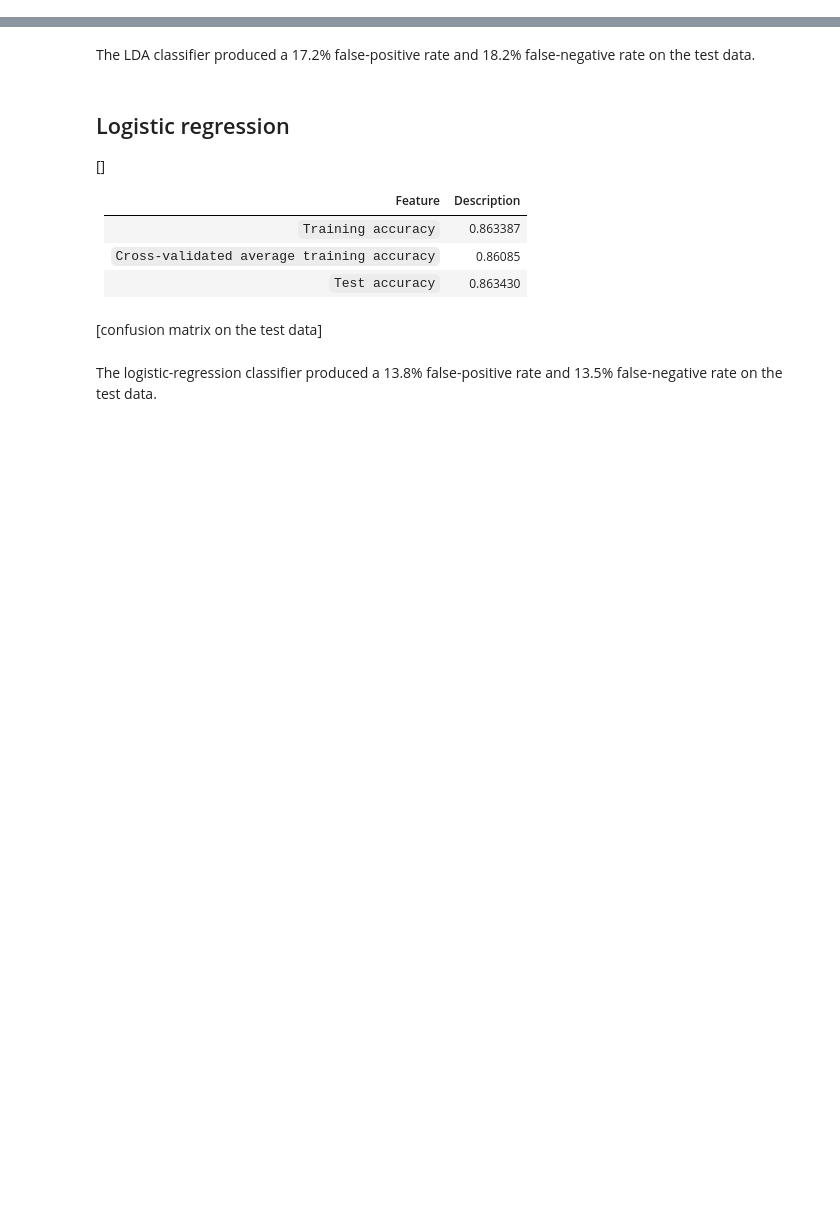
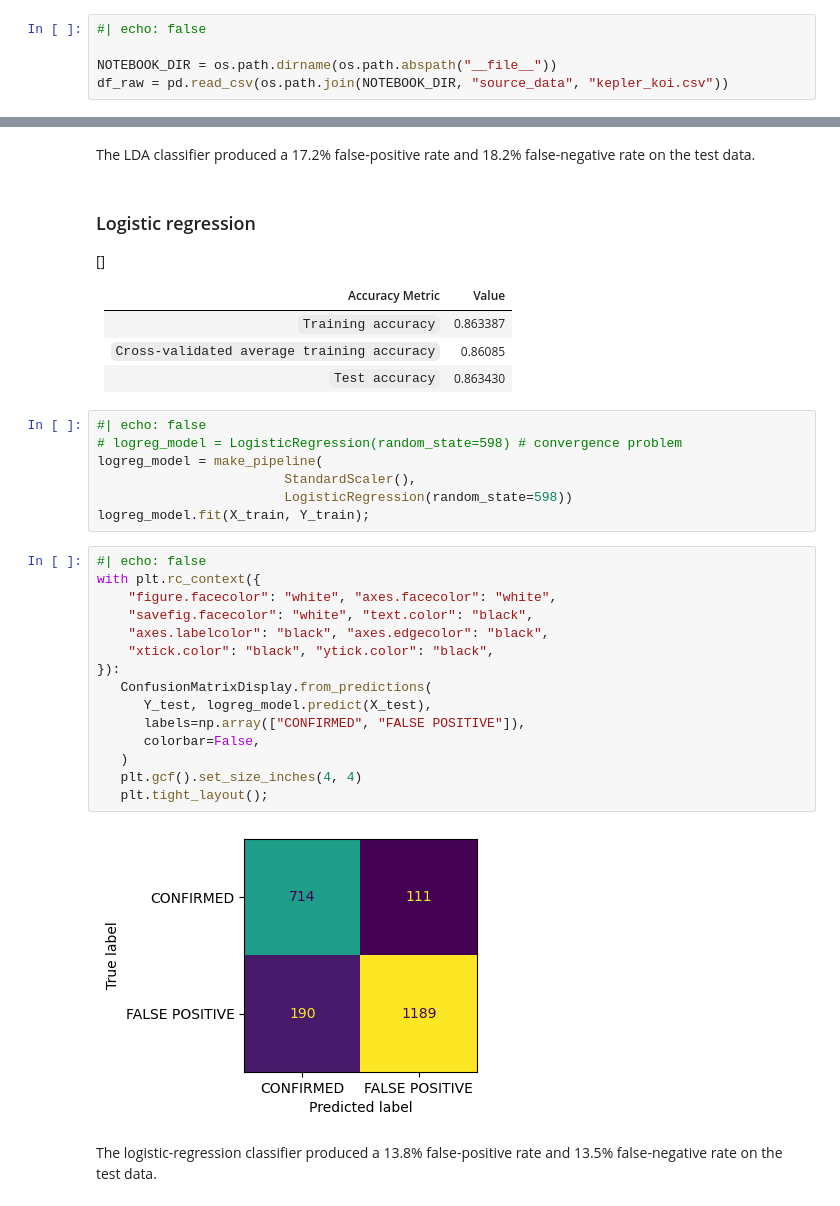
Before and after one commit to jbowen102/CS598_PSL_Project_1, a Jupyter notebook: Project1_jbowen.ipynb, the cells around one changed output, grey strips where cells are left out. Saved outputs shown, nothing was run; the diff lists cells and outputs as text; blank space fills up the shorter version.

```diff
--- a/Project1_jbowen.ipynb
+++ b/Project1_jbowen.ipynb
@@ -7,0 +37,5 @@ page-layout: full
+# %%
+#| echo: false
+
+NOTEBOOK_DIR = os.path.dirname(os.path.abspath("__file__"))
+df_raw = pd.read_csv(os.path.join(NOTEBOOK_DIR, "source_data", "kepler_koi.csv"))
@@ -95,18 +182,39 @@ Cases where the classifier incorrectly labels an object as a confirmed planet wi
 The LDA classifier produced a 17.2% false-positive rate and 18.2% false-negative rate on the test data.
 # %% [markdown]
 
-## Logistic regression
+### Logistic regression
 
 []
 
-| Feature | Description |
+| Accuracy Metric | Value |
 |---|---|
 | `Training accuracy` | 0.863387 |
 | `Cross-validated average training accuracy` | 0.86085 |
 | `Test accuracy` | 0.863430 |
-# %% [markdown]
-
-[confusion matrix on the test data]
+# %%
+#| echo: false
+# logreg_model = LogisticRegression(random_state=598) # convergence problem
+logreg_model = make_pipeline(
+                        StandardScaler(),
+                        LogisticRegression(random_state=598))
+logreg_model.fit(X_train, Y_train);
+# %%
+#| echo: false
+with plt.rc_context({
+    "figure.facecolor": "white", "axes.facecolor": "white",
+    "savefig.facecolor": "white", "text.color": "black",
+    "axes.labelcolor": "black", "axes.edgecolor": "black",
+    "xtick.color": "black", "ytick.color": "black",
+}):
+   ConfusionMatrixDisplay.from_predictions(
+      Y_test, logreg_model.predict(X_test),
+      labels=np.array(["CONFIRMED", "FALSE POSITIVE"]),
+      colorbar=False,
+   )
+   plt.gcf().set_size_inches(4, 4)
+   plt.tight_layout();
+# %% [output]
+[figure, added]
 # %% [markdown]
 The logistic-regression classifier produced a 13.8% false-positive rate and 13.5% false-negative rate on the test data.
 # %% [markdown]
```
Also changed, not shown: parts of 29 cells of this notebook, 1 other file.
